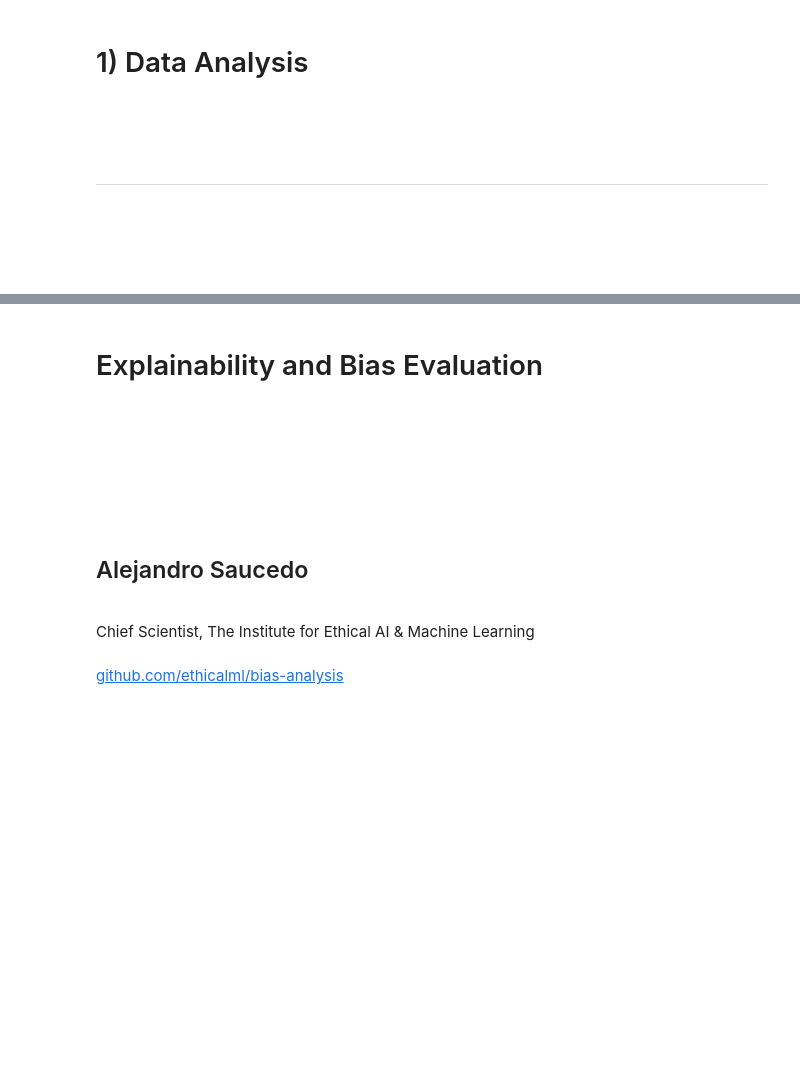
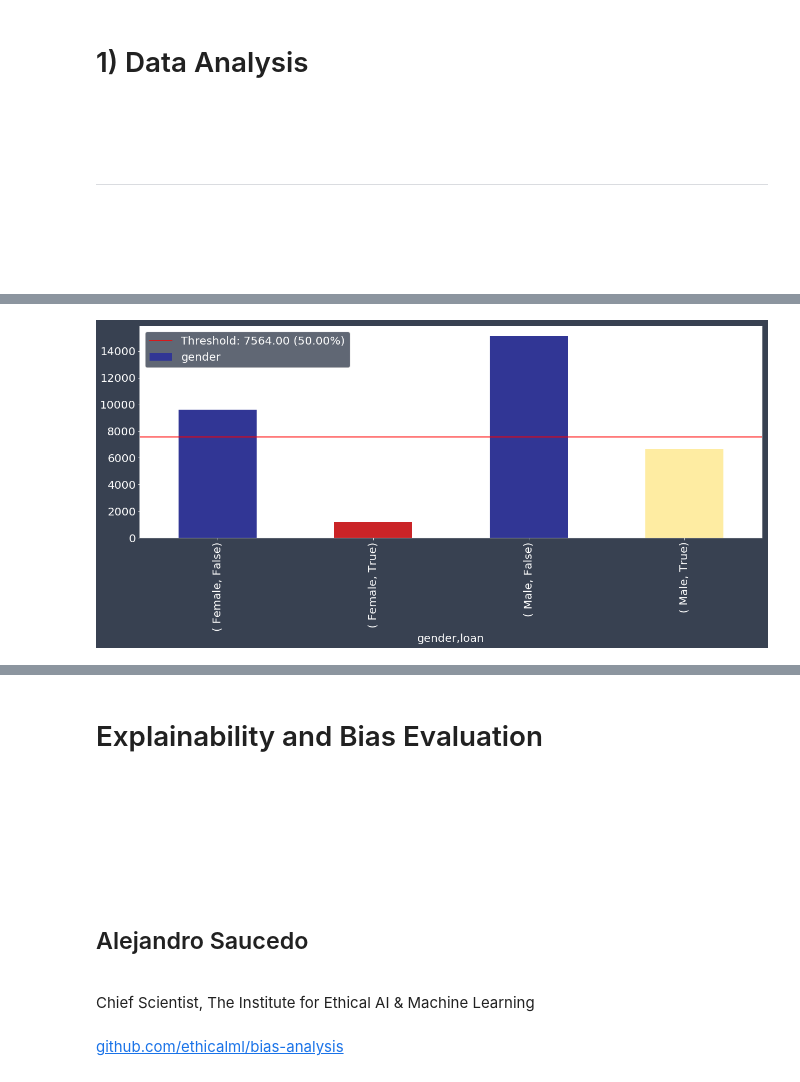
Before and after one commit to EthicalML/explainability-and-bias, a Jupyter notebook: Bias Evaluation & Explainability.ipynb, the cells around one changed output, grey strips where cells are left out. Saved outputs shown, nothing was run; the diff lists cells and outputs as text; code cells hidden in the pictures; blank space fills up the shorter version.

```diff
--- a/Bias Evaluation & Explainability.ipynb
+++ b/Bias Evaluation & Explainability.ipynb
@@ -864,3 +991,5 @@ im = xai.show_imbalance(df_display, "gender", threshold=0.55)
 # %%
-im = xai.show_imbalance(df_display, "gender", cross=["loan",], categorical_cols=["loan", "gender"])
+im = xai.imbalance_plot(df_display, "gender", "loan" , categorical_cols=["loan", "gender"])
+# %% [output]
+[figure, added]
 # %%
```
Also changed, not shown: parts of 75 cells of this notebook, 11 other files.
